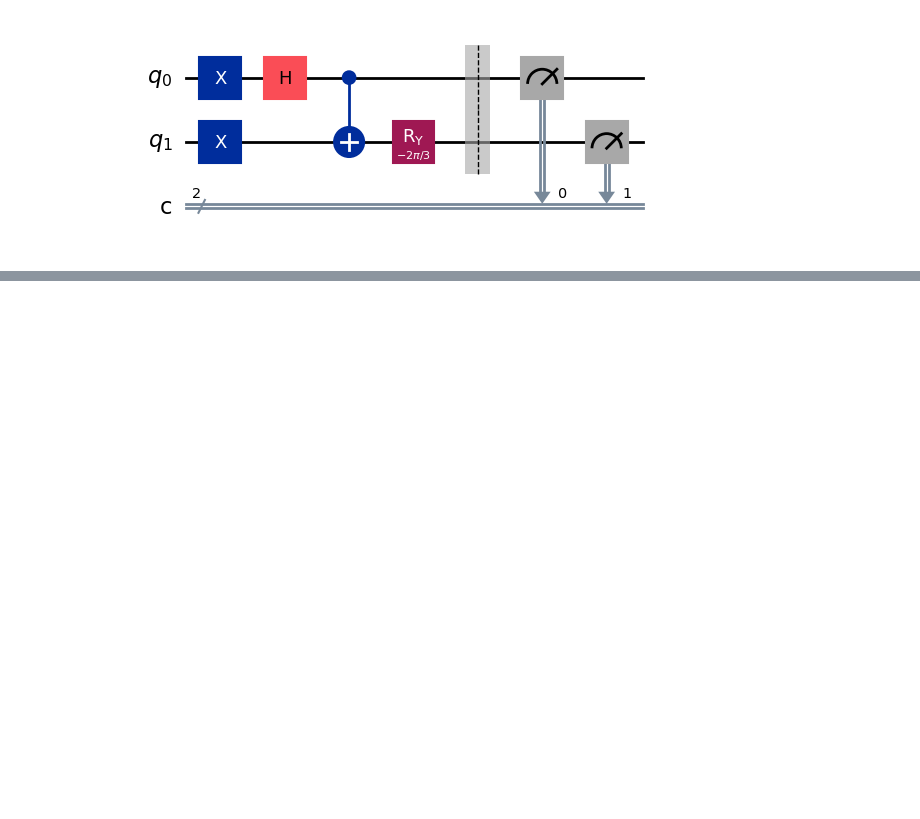
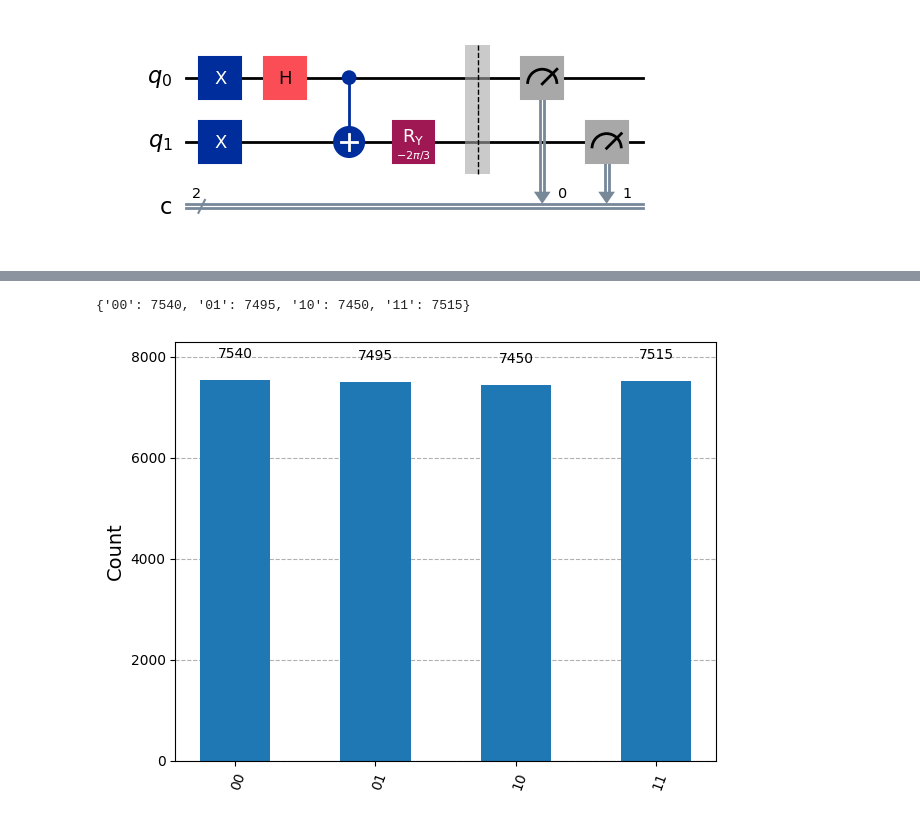
Before and after one commit to Seolwon64/QUANTUM_LABORATORY, a Jupyter notebook: QISKIT EXPERIMENTS/BELL'S_INEQUALITY.ipynb, the cells around one changed output, grey strips where cells are left out. Cells and saved outputs as stored; diff of their text form; code cells hidden in the pictures; blank space fills up the shorter version.

```diff
--- a/QISKIT EXPERIMENTS/BELL'S_INEQUALITY.ipynb
+++ b/QISKIT EXPERIMENTS/BELL'S_INEQUALITY.ipynb
@@ -235,0 +258,53 @@ plot_histogram(real_total_counts)
+# %%
+# This syntax allows you to run the job on a simulator, in case you have exhausted your allotted
+# time on real IBM quantum computers.
+# But we strongly advise running this on real quantum computers, since this is meant to be a check
+# of the behavior of real quantum systems.
+
+# This uses a local simulator
+from qiskit_aer import AerSimulator
+
+# This generates a simulator that mimics the real quantum system
+backend_sim = AerSimulator.from_backend(backend)
+
+# Import an estimator, this time from qiskit (we import from Runtime for real hardware)
+from qiskit.primitives import BackendSamplerV2
+
+sampler = BackendSamplerV2(backend=backend_sim)
+
+result_list = [None] * len(qcs)
+counts_list = [None] * len(qcs)
+for i in range(0, len(qcs)):
+    # Define the primitive unified bloc (pub)
+    pub = qcs[i]
+    job = sampler.run([pub], shots=10000)
+    # Extract the result for the 0th pub (this example only has one pub).
+    result_list[i] = job.result()
+    data_pub = result_list[i][0].data
+    counts = data_pub.c.get_counts()
+    counts_list[i] = counts
+
+data_pubs = (result_list[0][0].data, result_list[1][0].data, result_list[2][0].data)
+outcomes = ("00", "01", "10", "11")
+
+# Here we convert "None"s into 0's so that we can sum.
+
+for i in range(0, len(qcs)):
+    for j in range(0, len(outcomes)):
+        if counts_list[i].get(outcomes[j]) is None:
+            counts_list[i].update({outcomes[j]: 0})
+
+# Here we create a dictionary that holds all the outcomes and sums over their appearances
+# in each of the circuits.
+
+total_counts = {}
+for i in range(0, len(outcomes)):
+    total_counts[outcomes[i]] = sum(
+        counts_list[j].get(outcomes[i]) for j in range(0, len(qcs))
+    )
+
+print(total_counts)
+plot_histogram(total_counts)
+# %% [output]
+{'00': 7540, '01': 7495, '10': 7450, '11': 7515}
+[figure, added]
```
Also changed, not shown: parts of 6 cells of this notebook.
